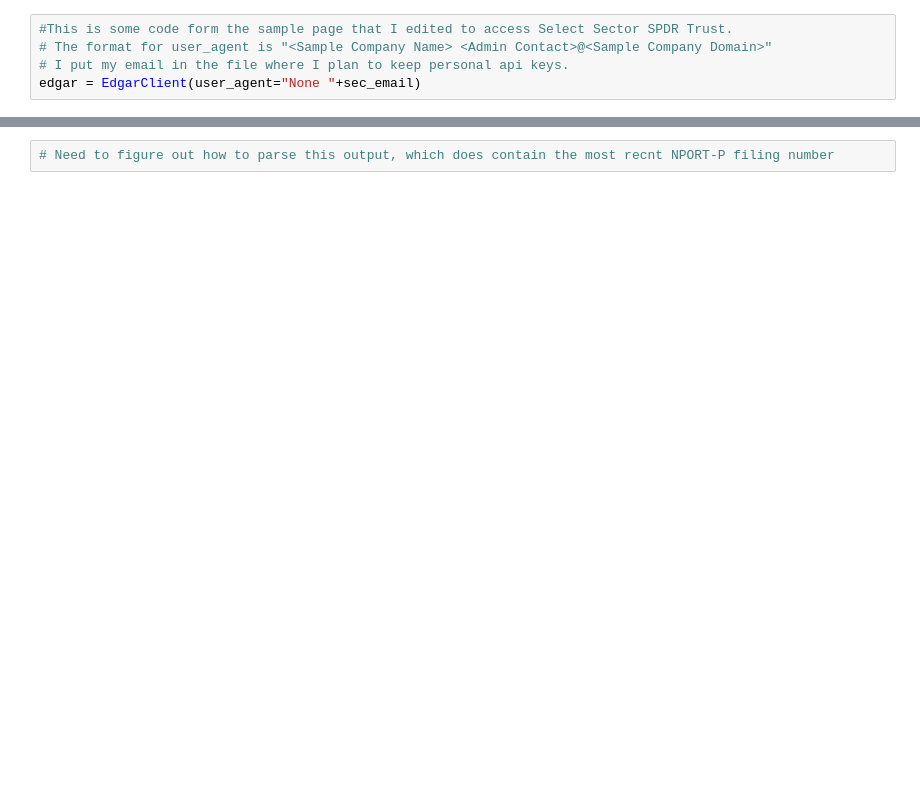
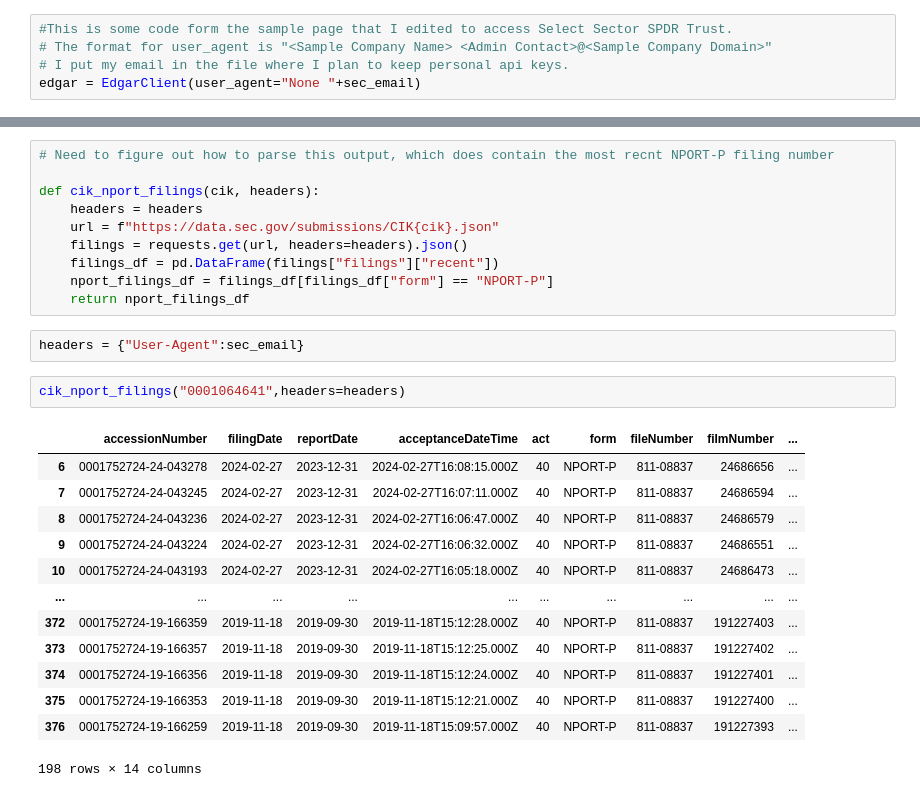
Before and after one commit to samsonajohnson/seeking-thunder, a Jupyter notebook: data_collection/test.ipynb, the cells around one changed output, grey strips where cells are left out. Drawn from its saved outputs; the diff is of its cells as text; blank space fills up the shorter version.

```diff
--- a/data_collection/test.ipynb
+++ b/data_collection/test.ipynb
@@ -30,3 +32,29 @@ edgar.get_submissions(cik="0001064641")
   'files': []}}
 # %%
 # Need to figure out how to parse this output, which does contain the most recnt NPORT-P filing number
+
+def cik_nport_filings(cik, headers):
+    headers = headers
+    url = f"https://data.sec.gov/submissions/CIK{cik}.json"
+    filings = requests.get(url, headers=headers).json()
+    filings_df = pd.DataFrame(filings["filings"]["recent"])
+    nport_filings_df = filings_df[filings_df["form"] == "NPORT-P"]
+    return nport_filings_df
+# %%
+headers = {"User-Agent":sec_email}
+# %%
+cik_nport_filings("0001064641",headers=headers)
+# %% [output]
+|  | accessionNumber | filingDate | reportDate | acceptanceDateTime | act | form | fileNumber | filmNumber | ... |
+| 6 | 0001752724-24-043278 | 2024-02-27 | 2023-12-31 | 2024-02-27T16:08:15.000Z | 40 | NPORT-P | 811-08837 | 24686656 | ... |
+| 7 | 0001752724-24-043245 | 2024-02-27 | 2023-12-31 | 2024-02-27T16:07:11.000Z | 40 | NPORT-P | 811-08837 | 24686594 | ... |
+| 8 | 0001752724-24-043236 | 2024-02-27 | 2023-12-31 | 2024-02-27T16:06:47.000Z | 40 | NPORT-P | 811-08837 | 24686579 | ... |
+| 9 | 0001752724-24-043224 | 2024-02-27 | 2023-12-31 | 2024-02-27T16:06:32.000Z | 40 | NPORT-P | 811-08837 | 24686551 | ... |
+| 10 | 0001752724-24-043193 | 2024-02-27 | 2023-12-31 | 2024-02-27T16:05:18.000Z | 40 | NPORT-P | 811-08837 | 24686473 | ... |
+| ... | ... | ... | ... | ... | ... | ... | ... | ... | ... |
+| 372 | 0001752724-19-166359 | 2019-11-18 | 2019-09-30 | 2019-11-18T15:12:28.000Z | 40 | NPORT-P | 811-08837 | 191227403 | ... |
+| 373 | 0001752724-19-166357 | 2019-11-18 | 2019-09-30 | 2019-11-18T15:12:25.000Z | 40 | NPORT-P | 811-08837 | 191227402 | ... |
+| 374 | 0001752724-19-166356 | 2019-11-18 | 2019-09-30 | 2019-11-18T15:12:24.000Z | 40 | NPORT-P | 811-08837 | 191227401 | ... |
+| 375 | 0001752724-19-166353 | 2019-11-18 | 2019-09-30 | 2019-11-18T15:12:21.000Z | 40 | NPORT-P | 811-08837 | 191227400 | ... |
+| 376 | 0001752724-19-166259 | 2019-11-18 | 2019-09-30 | 2019-11-18T15:09:57.000Z | 40 | NPORT-P | 811-08837 | 191227393 | ... |
+198 rows × 14 columns
```
Also changed, not shown: parts of 2 cells of this notebook, 15 other files.
